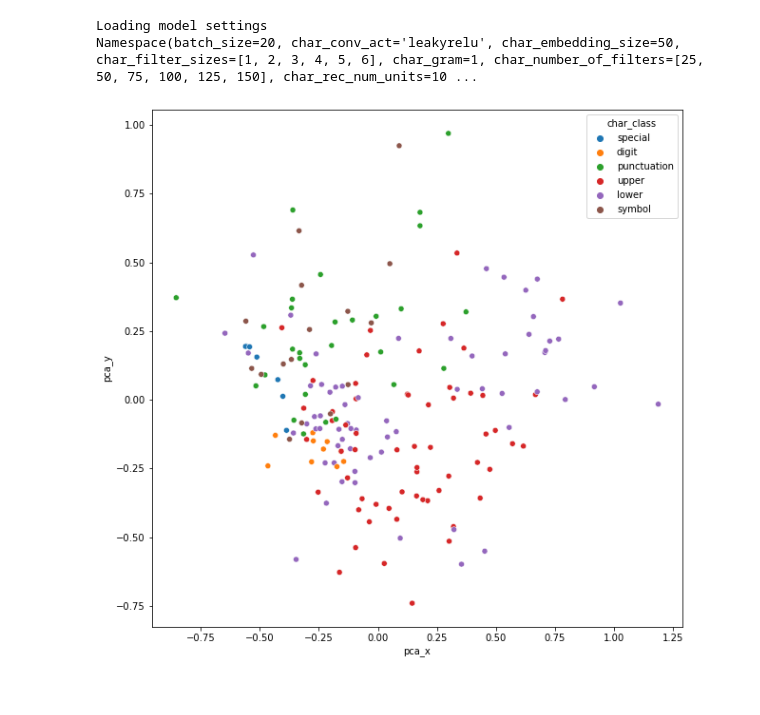
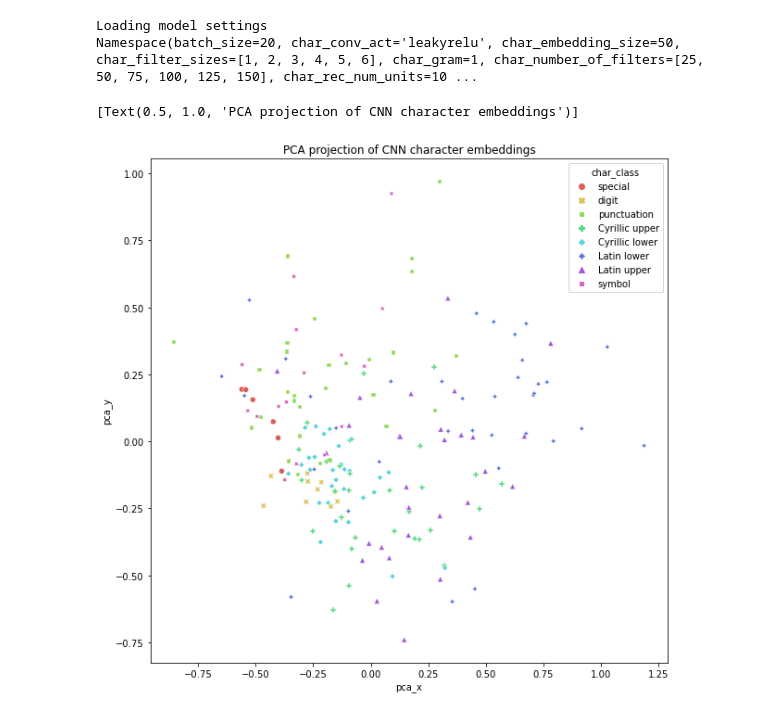
Before and after one commit to ginic/ContextualDecomposition-NLP, a Jupyter notebook: LM_visualizations.ipynb, the cells around one changed output. Saved outputs shown, nothing was run; the diff lists cells and outputs as text; code cells hidden in the pictures.

```diff
--- a/LM_visualizations.ipynb
+++ b/LM_visualizations.ipynb
@@ -5,6 +5,8 @@ import json
 import pickle
 
 import matplotlib.pyplot as plt
+import seaborn as sns
+sns.set_palette(sns.color_palette('hls', 8))
 
 import torch
 import torch.nn
@@ -135,11 +164,13 @@ Namespace(batch_size=20, char_conv_act='leakyrelu', char_embedding_size=50, char
 # %%
 # Get CharEmbeddings from model
 cnn_char_embedding_weights = cnn_model.char_embeddings.weight.detach().numpy()
-cnn_char_plot_df = build_visualization_dataframe(cnn_char_embedding_weights, cnn_char_vocab)
+cnn_char_plot_df, cnn_pca, cnn_tsne = build_visualization_dataframe(cnn_char_embedding_weights, cnn_char_vocab)
 # %%
 plt.figure(figsize=(10,10))
-ax = sns.scatterplot(data = cnn_char_plot_df, x="pca_x", y="pca_y", hue="char_class")
+ax = sns.scatterplot(data = cnn_char_plot_df, x="pca_x", y="pca_y", hue="char_class", style='char_class')
+ax.set(title="PCA projection of CNN character embeddings")
 #for k, char_idx in cnn_char_vocab.char_to_index.items():
 #    ax.text(char_pca_proj[char_idx][0], char_pca_proj[char_idx][1], k)
 # %% [output]
+[Text(0.5, 1.0, 'PCA projection of CNN character embeddings')]
-[figure, old version]
+[figure, new version]
```
Also changed, not shown: parts of 12 cells of this notebook, 1 other file.
